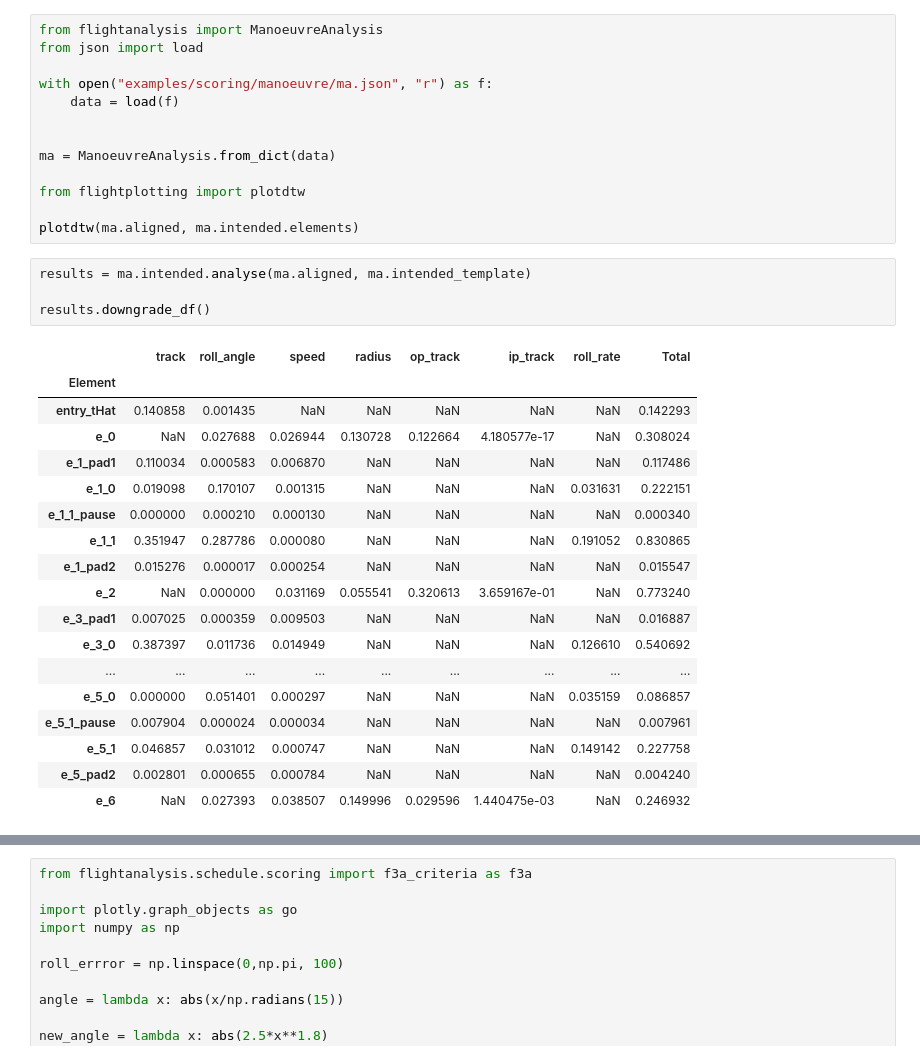
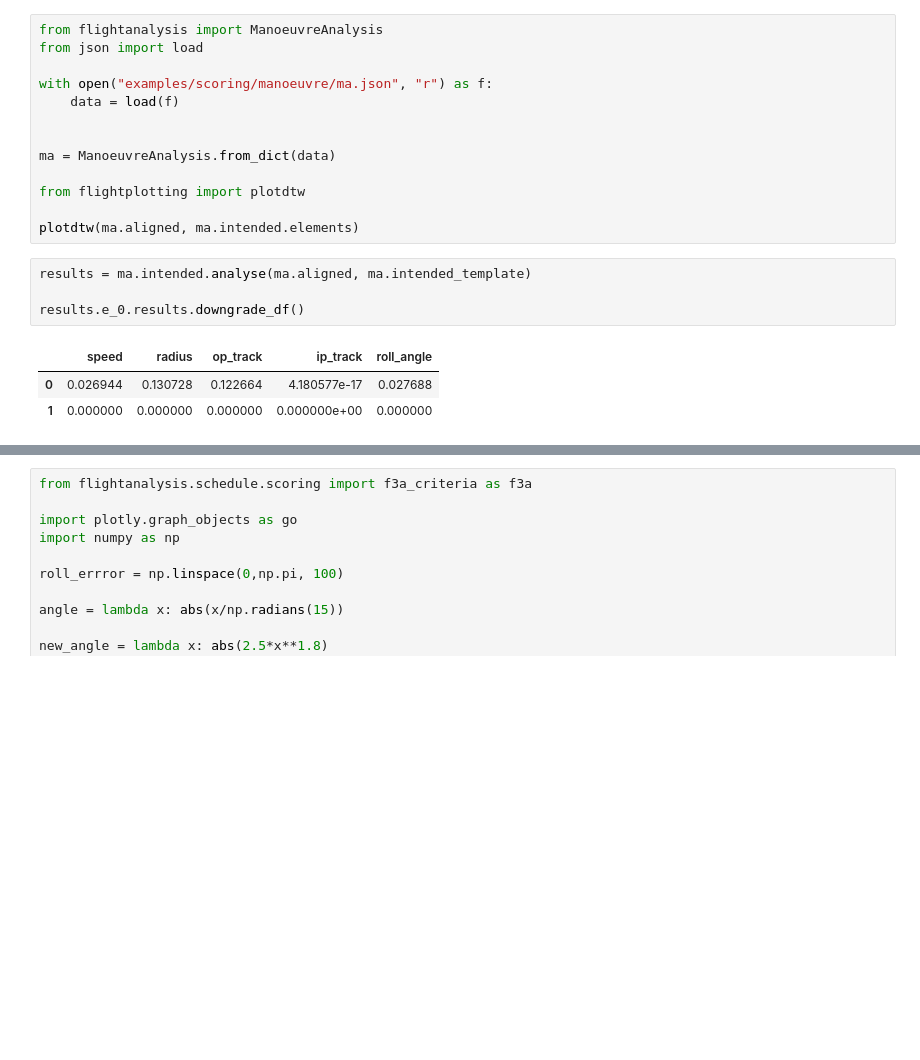
Before and after one commit to VinceBeesley/FlightAnalysis, a Jupyter notebook: examples/scoring/manoeuvre/man_analysis.ipynb, the cells around one changed output, grey strips where cells are left out. Cells and saved outputs as stored; diff of their text form; blank space fills up the shorter version.

```diff
--- a/examples/scoring/manoeuvre/man_analysis.ipynb
+++ b/examples/scoring/manoeuvre/man_analysis.ipynb
@@ -14,23 +14,8 @@ plotdtw(ma.aligned, ma.intended.elements)
 # %%
 results = ma.intended.analyse(ma.aligned, ma.intended_template)
 
-results.downgrade_df()
+results.e_0.results.downgrade_df()
 # %% [output]
-|  | track | roll_angle | speed | radius | op_track | ip_track | roll_rate | Total |
-| Element |  |  |  |  |  |  |  |  |
-| entry_tHat | 0.140858 | 0.001435 | NaN | NaN | NaN | NaN | NaN | 0.142293 |
-| e_0 | NaN | 0.027688 | 0.026944 | 0.130728 | 0.122664 | 4.180577e-17 | NaN | 0.308024 |
-| e_1_pad1 | 0.110034 | 0.000583 | 0.006870 | NaN | NaN | NaN | NaN | 0.117486 |
-| e_1_0 | 0.019098 | 0.170107 | 0.001315 | NaN | NaN | NaN | 0.031631 | 0.222151 |
-| e_1_1_pause | 0.000000 | 0.000210 | 0.000130 | NaN | NaN | NaN | NaN | 0.000340 |
-| e_1_1 | 0.351947 | 0.287786 | 0.000080 | NaN | NaN | NaN | 0.191052 | 0.830865 |
-| e_1_pad2 | 0.015276 | 0.000017 | 0.000254 | NaN | NaN | NaN | NaN | 0.015547 |
-| e_2 | NaN | 0.000000 | 0.031169 | 0.055541 | 0.320613 | 3.659167e-01 | NaN | 0.773240 |
-| e_3_pad1 | 0.007025 | 0.000359 | 0.009503 | NaN | NaN | NaN | NaN | 0.016887 |
-| e_3_0 | 0.387397 | 0.011736 | 0.014949 | NaN | NaN | NaN | 0.126610 | 0.540692 |
-| ... | ... | ... | ... | ... | ... | ... | ... | ... |
-| e_5_0 | 0.000000 | 0.051401 | 0.000297 | NaN | NaN | NaN | 0.035159 | 0.086857 |
-| e_5_1_pause | 0.007904 | 0.000024 | 0.000034 | NaN | NaN | NaN | NaN | 0.007961 |
-| e_5_1 | 0.046857 | 0.031012 | 0.000747 | NaN | NaN | NaN | 0.149142 | 0.227758 |
-| e_5_pad2 | 0.002801 | 0.000655 | 0.000784 | NaN | NaN | NaN | NaN | 0.004240 |
-| e_6 | NaN | 0.027393 | 0.038507 | 0.149996 | 0.029596 | 1.440475e-03 | NaN | 0.246932 |
+|  | speed | radius | op_track | ip_track | roll_angle |
+| 0 | 0.026944 | 0.130728 | 0.122664 | 4.180577e-17 | 0.027688 |
+| 1 | 0.000000 | 0.000000 | 0.000000 | 0.000000e+00 | 0.000000 |
```
Also changed, not shown: parts of 2 cells of this notebook, 36 other files.
